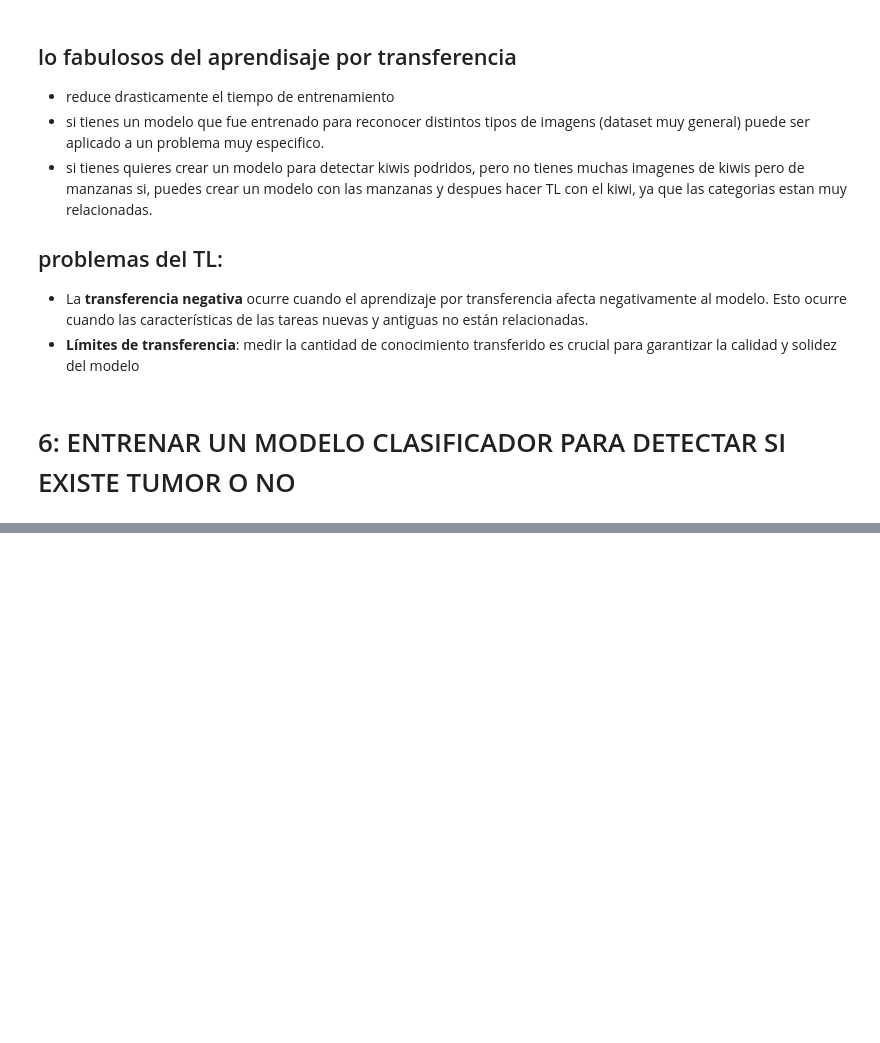
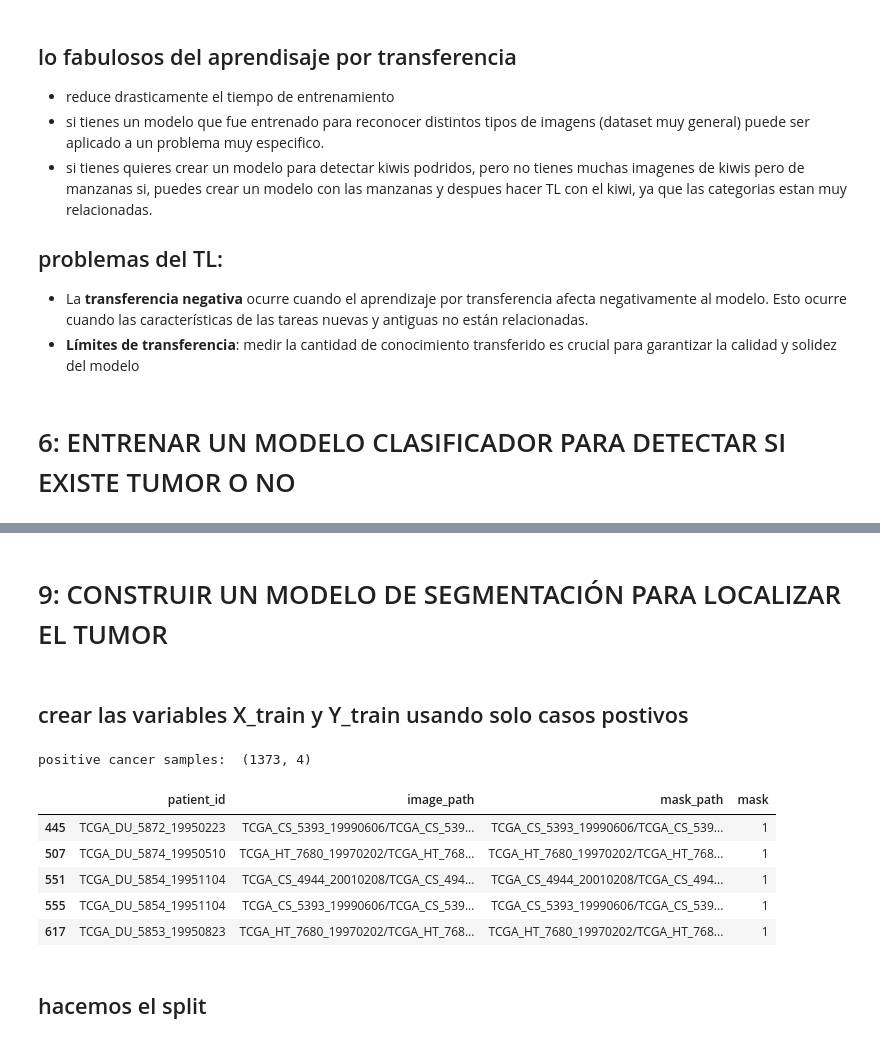
Before and after one commit to and35/2-DL-mri-cancer-segmentation-ResNet50-ResUNet, a Jupyter notebook: Untitled0.ipynb, the cells around one changed output, grey strips where cells are left out. Cells and saved outputs as stored; diff of their text form; code cells hidden in the pictures; blank space fills up the shorter version.

```diff
--- a/Untitled0.ipynb
+++ b/Untitled0.ipynb
@@ -326,0 +651,19 @@ brain_df_train = brain_df.drop(columns = ["patient_id"])
+# %% [markdown]
+# 9: CONSTRUIR UN MODELO DE SEGMENTACIÓN PARA LOCALIZAR EL TUMOR
+# %% [markdown]
+## crear las variables X_train y Y_train usando solo casos postivos
+# %%
+# usadno una indexacion fancy seleccionamos solo las muestras positivas a cancer (que tienen mascara)
+brain_df_mask = brain_df[brain_df["mask"] == 1]
+print("positive cancer samples: ", brain_df_mask.shape)
+brain_df_mask.head()
+# %% [output]
+positive cancer samples:  (1373, 4)
+|  | patient_id | image_path | mask_path | mask |
+| 445 | TCGA_DU_5872_19950223 | TCGA_CS_5393_19990606/TCGA_CS_539... | TCGA_CS_5393_19990606/TCGA_CS_539... | 1 |
+| 507 | TCGA_DU_5874_19950510 | TCGA_HT_7680_19970202/TCGA_HT_768... | TCGA_HT_7680_19970202/TCGA_HT_768... | 1 |
+| 551 | TCGA_DU_5854_19951104 | TCGA_CS_4944_20010208/TCGA_CS_494... | TCGA_CS_4944_20010208/TCGA_CS_494... | 1 |
+| 555 | TCGA_DU_5854_19951104 | TCGA_CS_5393_19990606/TCGA_CS_539... | TCGA_CS_5393_19990606/TCGA_CS_539... | 1 |
+| 617 | TCGA_DU_5853_19950823 | TCGA_HT_7680_19970202/TCGA_HT_768... | TCGA_HT_7680_19970202/TCGA_HT_768... | 1 |
+# %% [markdown]
+## hacemos el split
```
Also changed, not shown: parts of 45 cells of this notebook.
